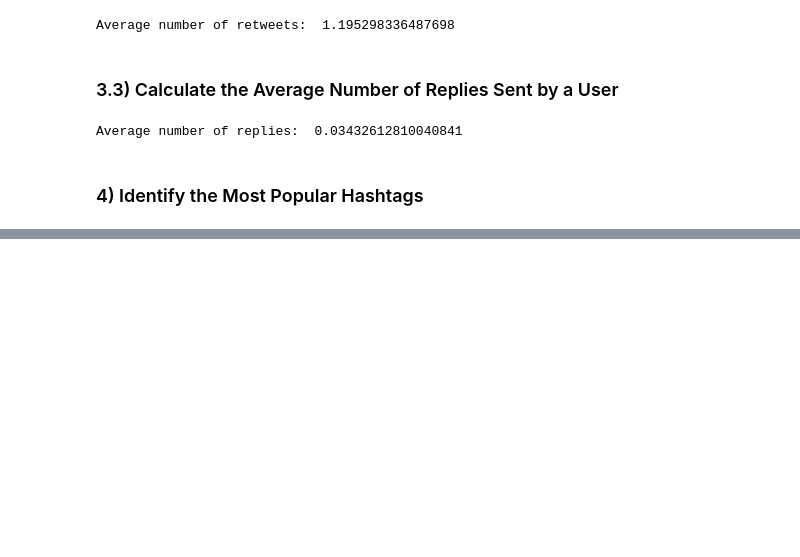
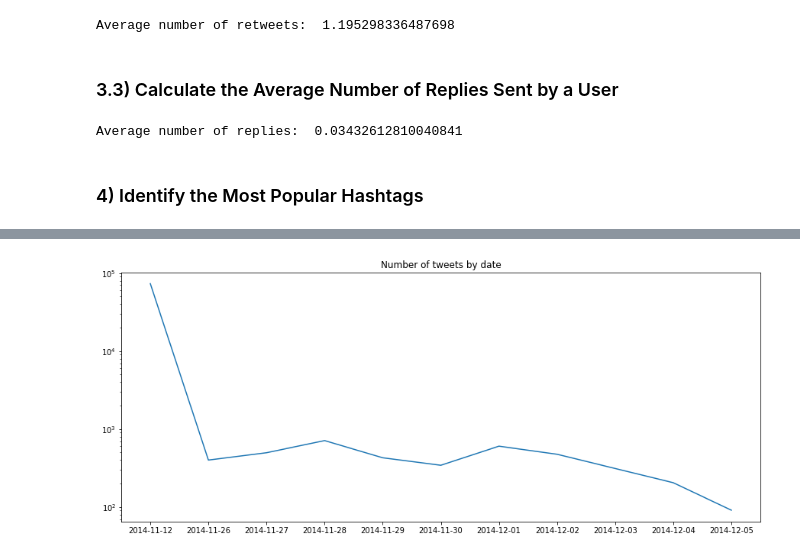
Before and after one commit to LewysW/CS2006-Python-2, a Jupyter notebook: src/CometLanding.ipynb, the cells around one changed output, grey strips where cells are left out. Saved outputs shown, nothing was run; the diff lists cells and outputs as text; code cells hidden in the pictures; blank space fills up the shorter version.

```diff
--- a/src/CometLanding.ipynb
+++ b/src/CometLanding.ipynb
@@ -117,0 +162,22 @@ df.text.find
+# %%
+df.time = [str(x) for x in df["time"]]
+df.time = [x.split(" ")[0] for x in df["time"]]
+df.time = pd.to_datetime(df.time, dayfirst=True)
+# %%
+plt.rcParams["figure.figsize"] = [15, 6]
+#values = df["time"].value_counts()
+#values.index = pd.to_datetime(values.index)
+#values = values.sort_index()
+values = pd.DataFrame(df["time"].value_counts().reset_index())
+values.columns = ["date", "amount"]
+values = values.sort_values(by="date")
+plt.plot([str(x).split(" ")[0] for x in values.date], values.amount)
+plt.yscale("log")
+plt.title("Number of tweets by date")
+
+#for i in values:
+    #plt.annotate(values.amount[i], (values.date[i], values.amount[i])
+
+plt.show()
+# %% [output]
+[figure, added]
```
Also changed, not shown: parts of 14 cells of this notebook.
